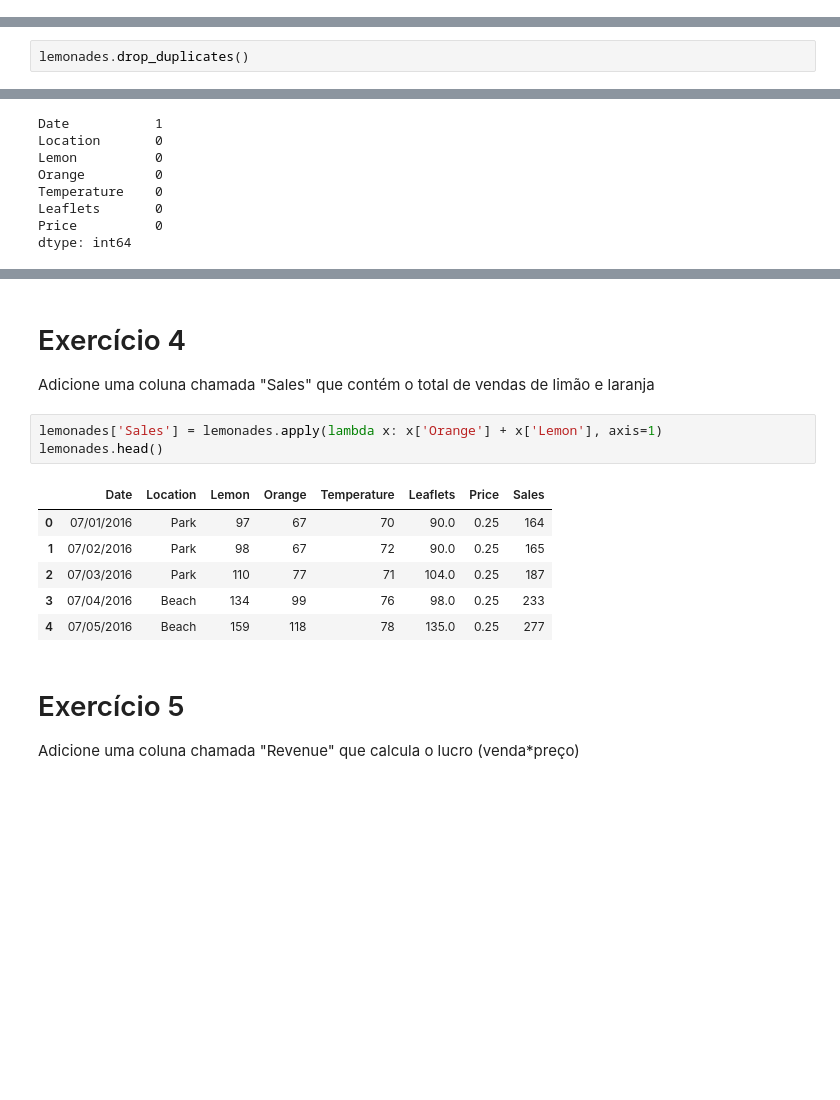
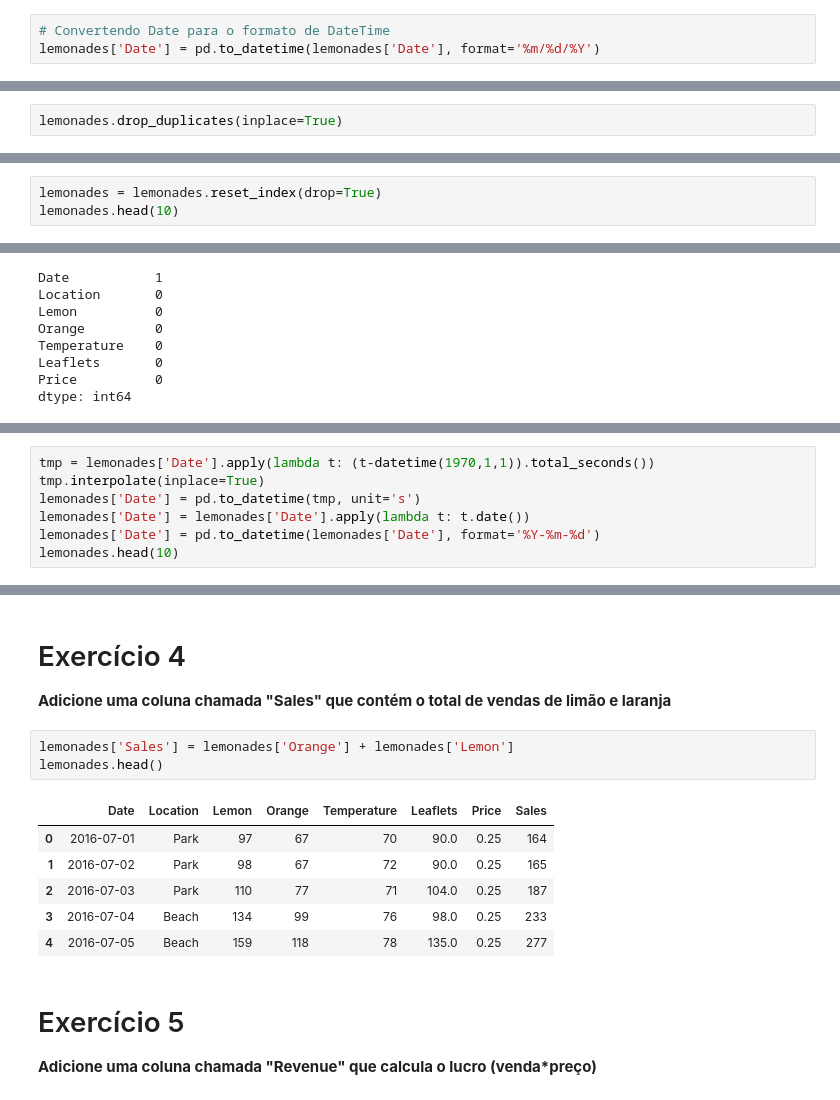
Before and after one commit to fiapteamrocket/python-para-ia, a Jupyter notebook: TrabalhoFinal.ipynb, the cells around one changed output, grey strips where cells are left out. Drawn from its saved outputs; the diff is of its cells as text; blank space fills up the shorter version.

```diff
--- a/TrabalhoFinal.ipynb
+++ b/TrabalhoFinal.ipynb
@@ -57,0 +98,3 @@ lemonades.describe()
+# %%
+# Convertendo Date para o formato de DateTime
+lemonades['Date'] = pd.to_datetime(lemonades['Date'], format='%m/%d/%Y')
@@ -104,4 +147,4 @@ lemonades.duplicated()
 31    False
 dtype: bool
 # %%
-lemonades.drop_duplicates()
+lemonades.drop_duplicates(inplace=True)
@@ -125,0 +151,3 @@ lemonades.drop_duplicates()
+# %%
+lemonades = lemonades.reset_index(drop=True)
+lemonades.head(10)
@@ -140,0 +179,7 @@ dtype: int64
+# %%
+tmp = lemonades['Date'].apply(lambda t: (t-datetime(1970,1,1)).total_seconds())
+tmp.interpolate(inplace=True)
+lemonades['Date'] = pd.to_datetime(tmp, unit='s')
+lemonades['Date'] = lemonades['Date'].apply(lambda t: t.date())
+lemonades['Date'] = pd.to_datetime(lemonades['Date'], format='%Y-%m-%d')
+lemonades.head(10)
@@ -141,19 +198,19 @@ dtype: int64
 # %% [markdown]
 # Exercício 4
-Adicione uma coluna chamada "Sales" que contém o total de
-vendas de limão e laranja
+**Adicione uma coluna chamada "Sales" que contém o total de
+vendas de limão e laranja**
 # %%
-lemonades['Sales'] = lemonades.apply(lambda x: x['Orange'] + x['Lemon'], axis=1)
+lemonades['Sales'] = lemonades['Orange'] + lemonades['Lemon']
 lemonades.head()
 # %% [output]
 |  | Date | Location | Lemon | Orange | Temperature | Leaflets | Price | Sales |
-| 0 | 07/01/2016 | Park | 97 | 67 | 70 | 90.0 | 0.25 | 164 |
-| 1 | 07/02/2016 | Park | 98 | 67 | 72 | 90.0 | 0.25 | 165 |
-| 2 | 07/03/2016 | Park | 110 | 77 | 71 | 104.0 | 0.25 | 187 |
-| 3 | 07/04/2016 | Beach | 134 | 99 | 76 | 98.0 | 0.25 | 233 |
-| 4 | 07/05/2016 | Beach | 159 | 118 | 78 | 135.0 | 0.25 | 277 |
+| 0 | 2016-07-01 | Park | 97 | 67 | 70 | 90.0 | 0.25 | 164 |
+| 1 | 2016-07-02 | Park | 98 | 67 | 72 | 90.0 | 0.25 | 165 |
+| 2 | 2016-07-03 | Park | 110 | 77 | 71 | 104.0 | 0.25 | 187 |
+| 3 | 2016-07-04 | Beach | 134 | 99 | 76 | 98.0 | 0.25 | 233 |
+| 4 | 2016-07-05 | Beach | 159 | 118 | 78 | 135.0 | 0.25 | 277 |
 # %% [markdown]
 # Exercício 5
-Adicione uma coluna chamada "Revenue" que calcula o lucro
-(venda*preço)
+**Adicione uma coluna chamada "Revenue" que calcula o lucro
+(venda*preço)**
 # %%
```
Also changed, not shown: parts of 76 cells of this notebook, 1 other file.
